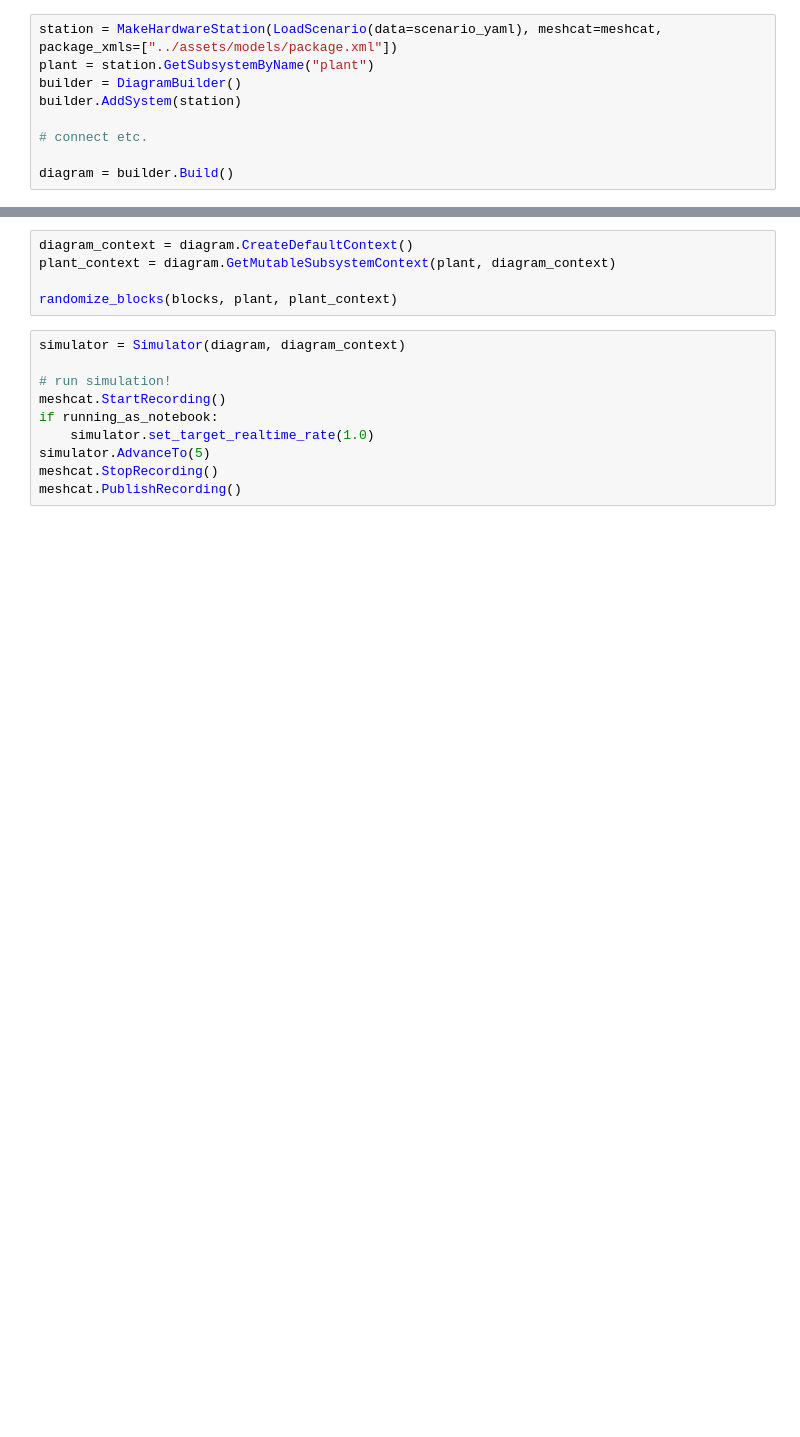
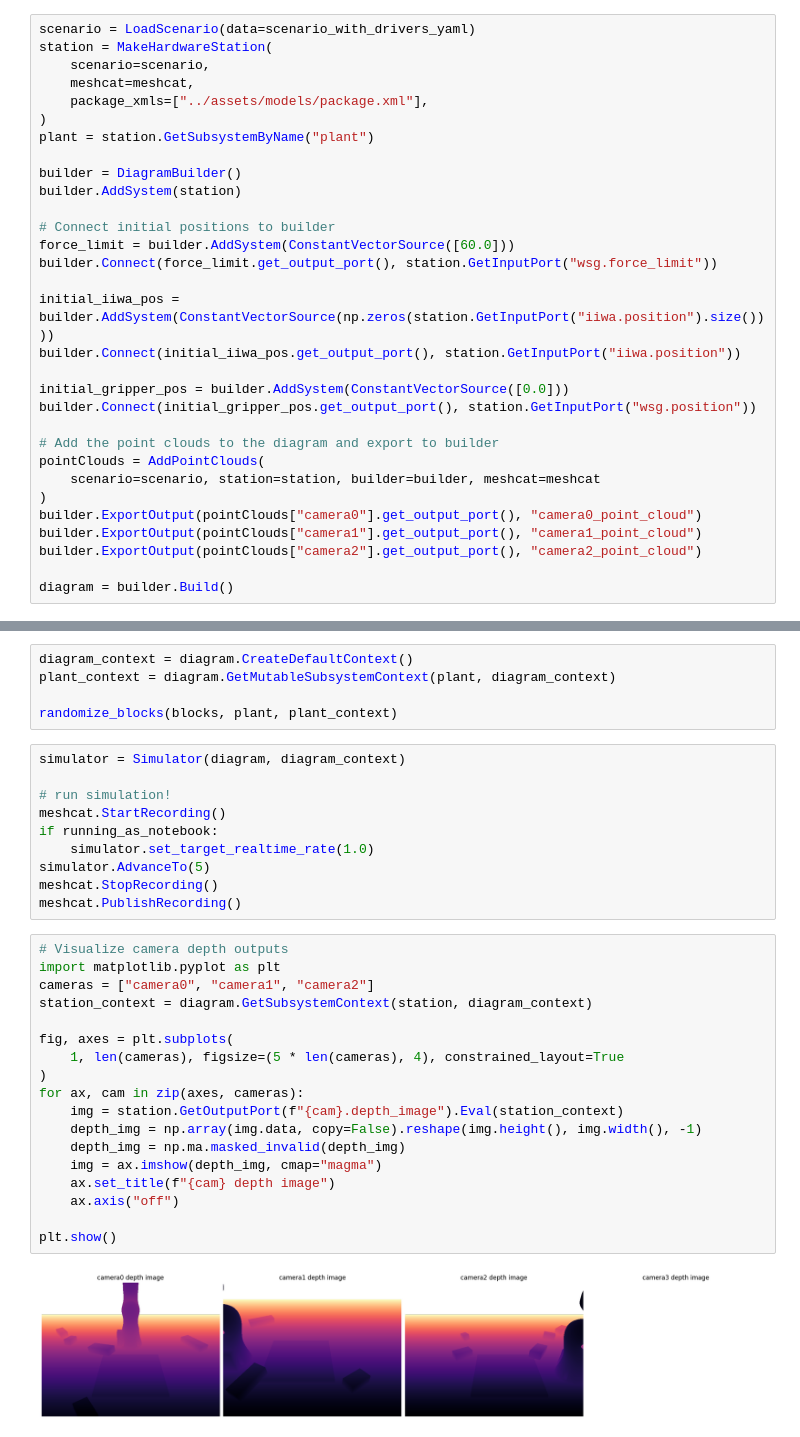
Before and after one commit to mairin1/StackBot, a Jupyter notebook: src/main.ipynb, the cells around one changed output, grey strips where cells are left out. Cells and saved outputs as stored; diff of their text form; blank space fills up the shorter version.

```diff
--- a/src/main.ipynb
+++ b/src/main.ipynb
@@ -175,9 +169,31 @@ scenario_with_drivers_yaml += drivers
 # %%
-station = MakeHardwareStation(LoadScenario(data=scenario_yaml), meshcat=meshcat, package_xmls=["../assets/models/package.xml"])
+scenario = LoadScenario(data=scenario_with_drivers_yaml)
+station = MakeHardwareStation(
+    scenario=scenario,
+    meshcat=meshcat,
+    package_xmls=["../assets/models/package.xml"],
+)
 plant = station.GetSubsystemByName("plant")
+
 builder = DiagramBuilder()
 builder.AddSystem(station)
 
-# connect etc.
+# Connect initial positions to builder
+force_limit = builder.AddSystem(ConstantVectorSource([60.0]))
+builder.Connect(force_limit.get_output_port(), station.GetInputPort("wsg.force_limit"))
+
+initial_iiwa_pos = builder.AddSystem(ConstantVectorSource(np.zeros(station.GetInputPort("iiwa.position").size())))
+builder.Connect(initial_iiwa_pos.get_output_port(), station.GetInputPort("iiwa.position"))
+
+initial_gripper_pos = builder.AddSystem(ConstantVectorSource([0.0]))
+builder.Connect(initial_gripper_pos.get_output_port(), station.GetInputPort("wsg.position"))
+
+# Add the point clouds to the diagram and export to builder
+pointClouds = AddPointClouds(
+    scenario=scenario, station=station, builder=builder, meshcat=meshcat
+)
+builder.ExportOutput(pointClouds["camera0"].get_output_port(), "camera0_point_cloud")
+builder.ExportOutput(pointClouds["camera1"].get_output_port(), "camera1_point_cloud")
+builder.ExportOutput(pointClouds["camera2"].get_output_port(), "camera2_point_cloud")
 
 diagram = builder.Build()
@@ -196,3 +216,23 @@ if running_as_notebook:
 simulator.AdvanceTo(5)
 meshcat.StopRecording()
 meshcat.PublishRecording()
+# %%
+# Visualize camera depth outputs
+import matplotlib.pyplot as plt
+cameras = ["camera0", "camera1", "camera2"]
+station_context = diagram.GetSubsystemContext(station, diagram_context)
+
+fig, axes = plt.subplots(
+    1, len(cameras), figsize=(5 * len(cameras), 4), constrained_layout=True
+)
+for ax, cam in zip(axes, cameras):
+    img = station.GetOutputPort(f"{cam}.depth_image").Eval(station_context)
+    depth_img = np.array(img.data, copy=False).reshape(img.height(), img.width(), -1)
+    depth_img = np.ma.masked_invalid(depth_img)
+    img = ax.imshow(depth_img, cmap="magma")
+    ax.set_title(f"{cam} depth image")
+    ax.axis("off")
+
+plt.show()
+# %% [output]
+[figure, added]
```
Also changed, not shown: parts of 6 cells of this notebook, 2 other files.
